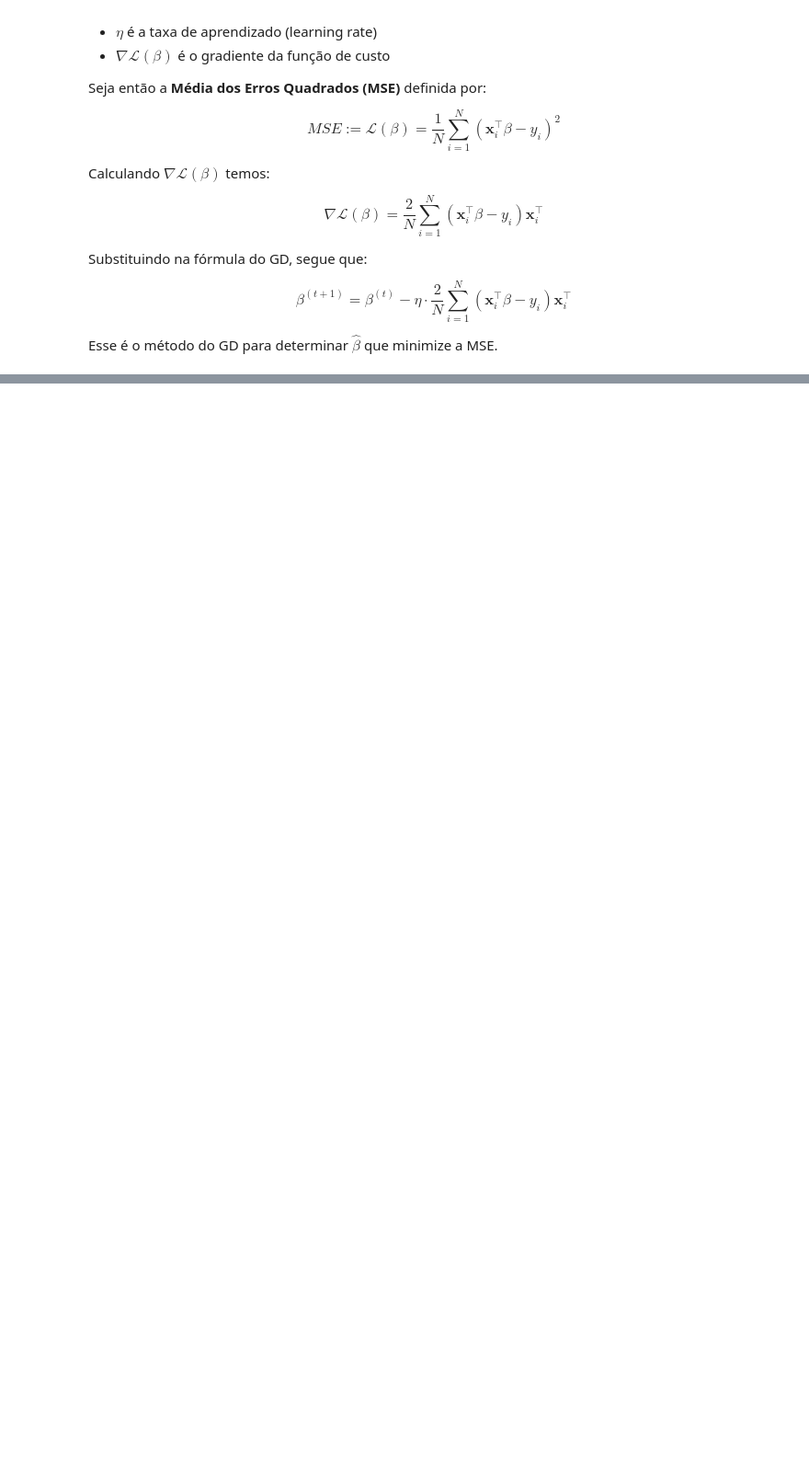
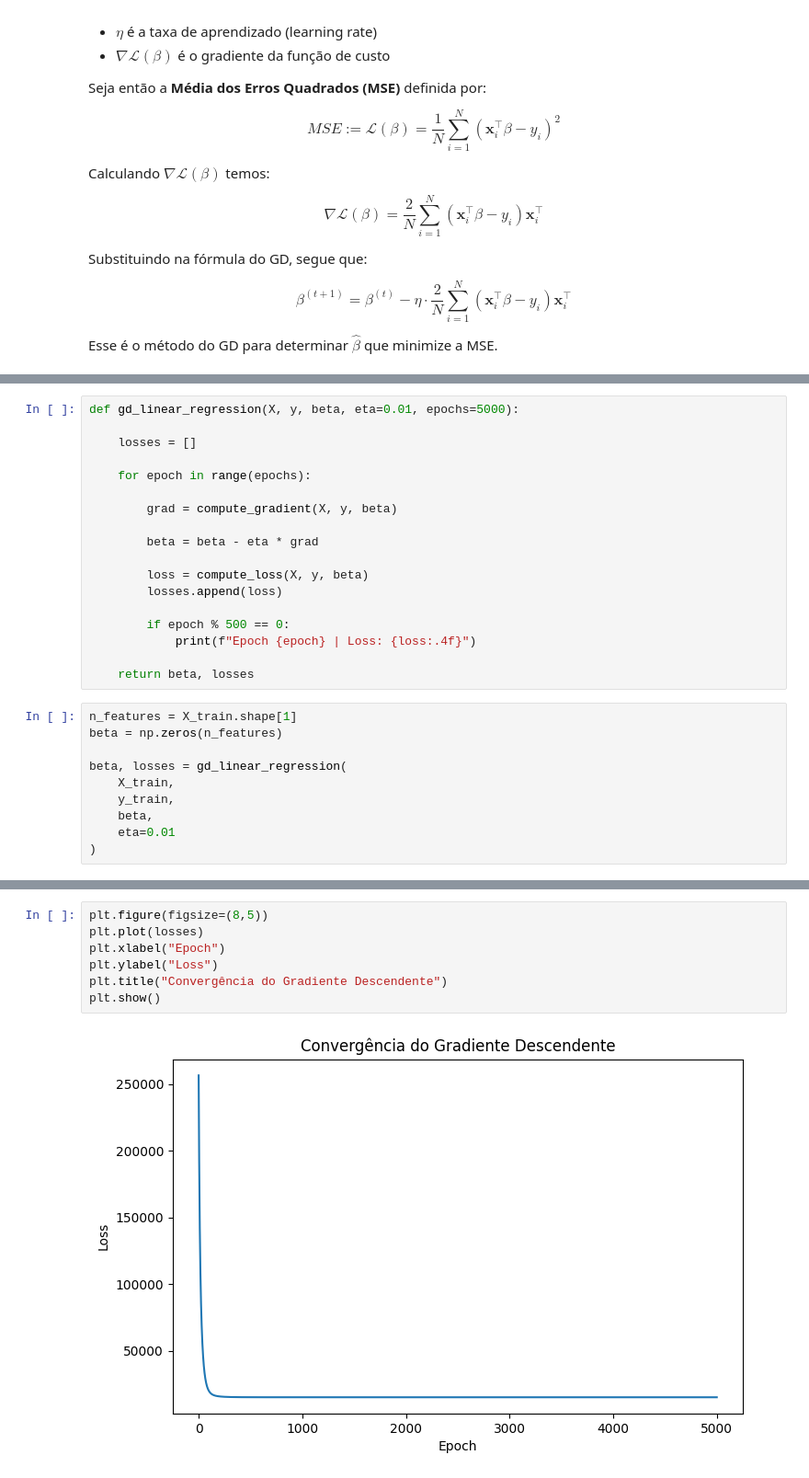
Before and after one commit to gabdourado/AI, a Jupyter notebook: ML/Supervised-Learning/Linear-Regression/Linear_Regression.ipynb, the cells around one changed output, grey strips where cells are left out. Shown at 92% size. Drawn from its saved outputs; the diff is of its cells as text; blank space fills up the shorter version.

```diff
--- a/ML/Supervised-Learning/Linear-Regression/Linear_Regression.ipynb
+++ b/ML/Supervised-Learning/Linear-Regression/Linear_Regression.ipynb
@@ -122,0 +256,28 @@ Esse é o método do GD para determinar $\hat{\beta}$ que minimize a MSE.
+# %%
+def gd_linear_regression(X, y, beta, eta=0.01, epochs=5000):
+
+    losses = []
+
+    for epoch in range(epochs):
+
+        grad = compute_gradient(X, y, beta)
+
+        beta = beta - eta * grad
+
+        loss = compute_loss(X, y, beta)
+        losses.append(loss)
+
+        if epoch % 500 == 0:
+            print(f"Epoch {epoch} | Loss: {loss:.4f}")
+
+    return beta, losses
+# %%
+n_features = X_train.shape[1]
+beta = np.zeros(n_features)
+
+beta, losses = gd_linear_regression(
+    X_train,
+    y_train,
+    beta,
+    eta=0.01
+)
@@ -122,0 +295,9 @@ Esse é o método do GD para determinar $\hat{\beta}$ que minimize a MSE.
+# %%
+plt.figure(figsize=(8,5))
+plt.plot(losses)
+plt.xlabel("Epoch")
+plt.ylabel("Loss")
+plt.title("Convergência do Gradiente Descendente")
+plt.show()
+# %% [output]
+[figure, added]
```
Also changed, not shown: parts of 23 cells of this notebook.
